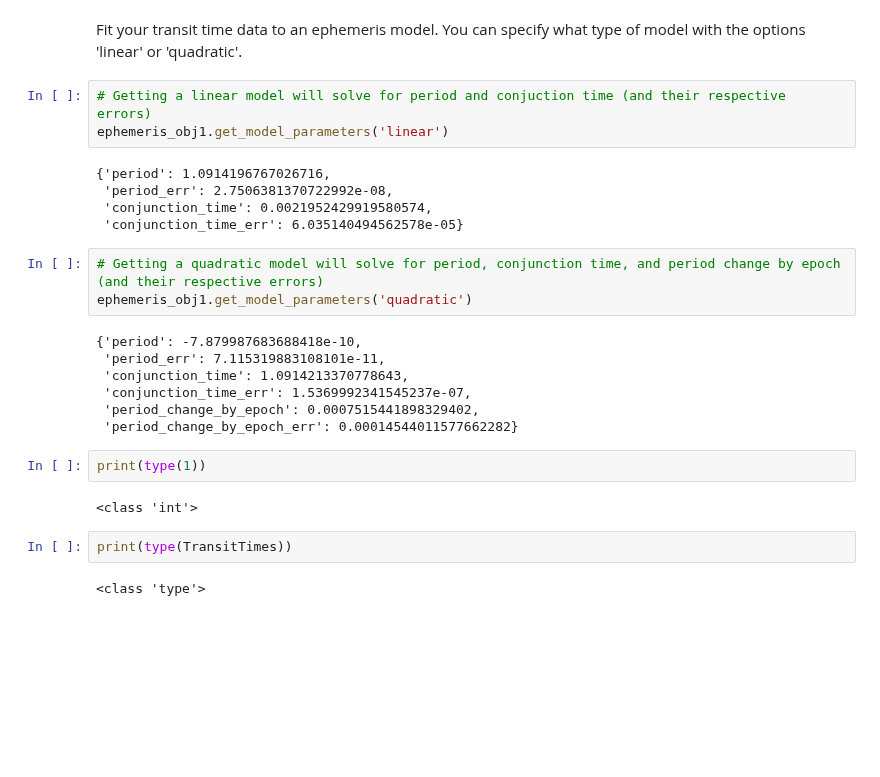
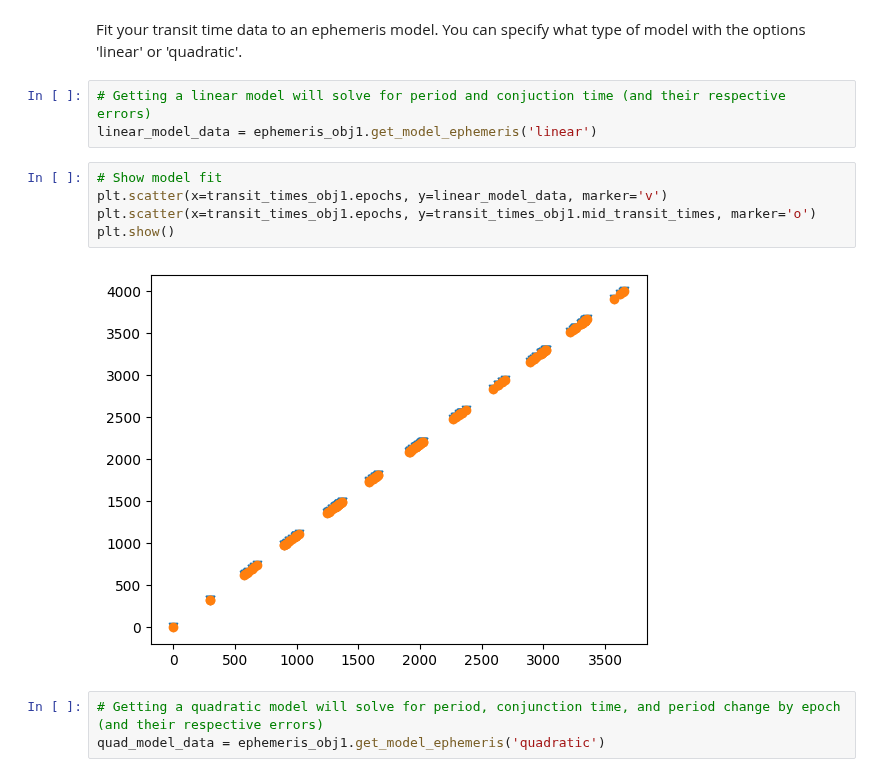
Before and after one commit to BoiseStatePlanetary/susie, a Jupyter notebook: test.ipynb, the cells around one changed output. Saved outputs shown, nothing was run; the diff lists cells and outputs as text; blank space fills up the shorter version.

Commit message:
[Add, Edit] Working on plotting model ephemerides, calculating BIC values, and plotting uncertainties.

```diff
--- a/test.ipynb
+++ b/test.ipynb
@@ -28,27 +39,14 @@ ephemeris_obj1 = Ephemeris(transit_times_obj1)
 Fit your transit time data to an ephemeris model. You can specify what type of model with the options 'linear' or 'quadratic'.
 # %%
 # Getting a linear model will solve for period and conjuction time (and their respective errors)
-ephemeris_obj1.get_model_parameters('linear')
+linear_model_data = ephemeris_obj1.get_model_ephemeris('linear')
-# %% [output]
-{'period': 1.0914196767026716,
- 'period_err': 2.7506381370722992e-08,
- 'conjunction_time': 0.0021952429919580574,
- 'conjunction_time_err': 6.035140494562578e-05}
+# %%
+# Show model fit
+plt.scatter(x=transit_times_obj1.epochs, y=linear_model_data, marker='v')
+plt.scatter(x=transit_times_obj1.epochs, y=transit_times_obj1.mid_transit_times, marker='o')
+plt.show()
+# %% [output]
+[figure, added]
 # %%
 # Getting a quadratic model will solve for period, conjunction time, and period change by epoch (and their respective errors)
-ephemeris_obj1.get_model_parameters('quadratic')
+quad_model_data = ephemeris_obj1.get_model_ephemeris('quadratic')
-# %% [output]
-{'period': -7.879987683688418e-10,
- 'period_err': 7.115319883108101e-11,
- 'conjunction_time': 1.0914213370778643,
- 'conjunction_time_err': 1.5369992341545237e-07,
- 'period_change_by_epoch': 0.0007515441898329402,
- 'period_change_by_epoch_err': 0.00014544011577662282}
-# %%
-print(type(1))
-# %% [output]
-<class 'int'>
-# %%
-print(type(TransitTimes))
-# %% [output]
-<class 'type'>
```
Also changed, not shown: parts of 3 cells of this notebook, 3 other files.
